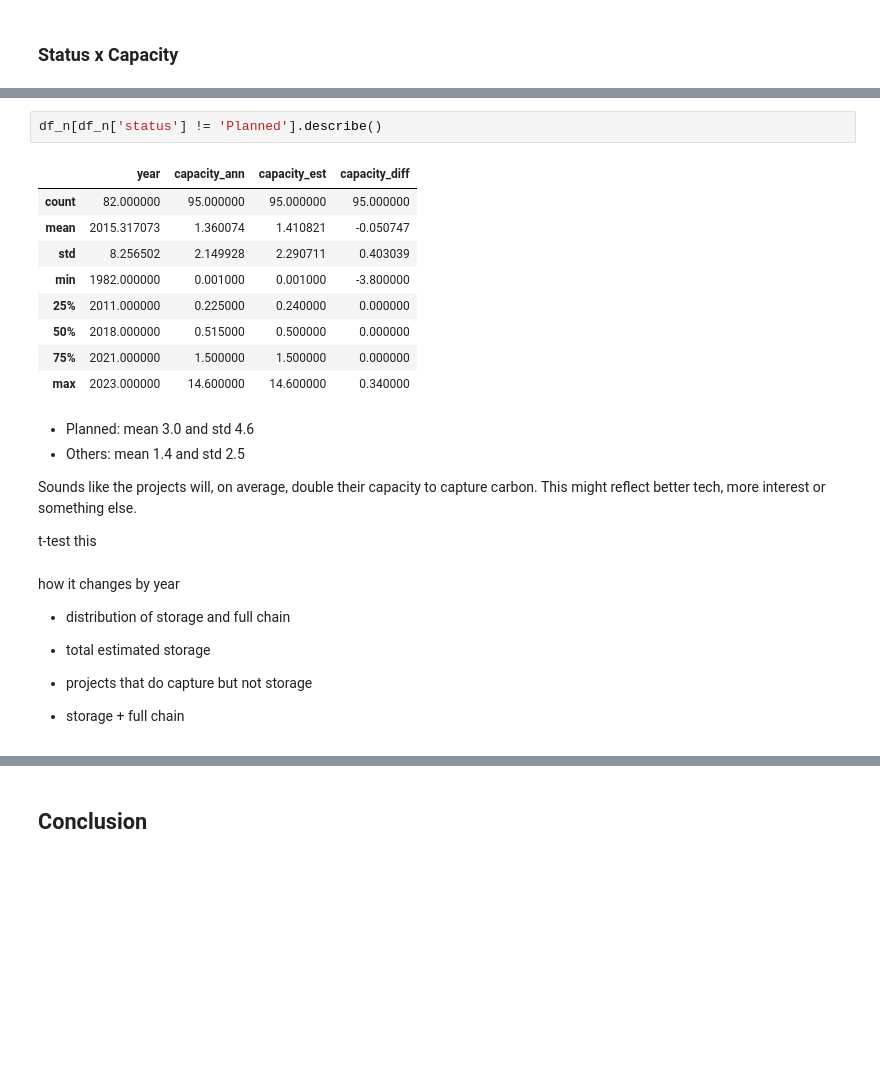
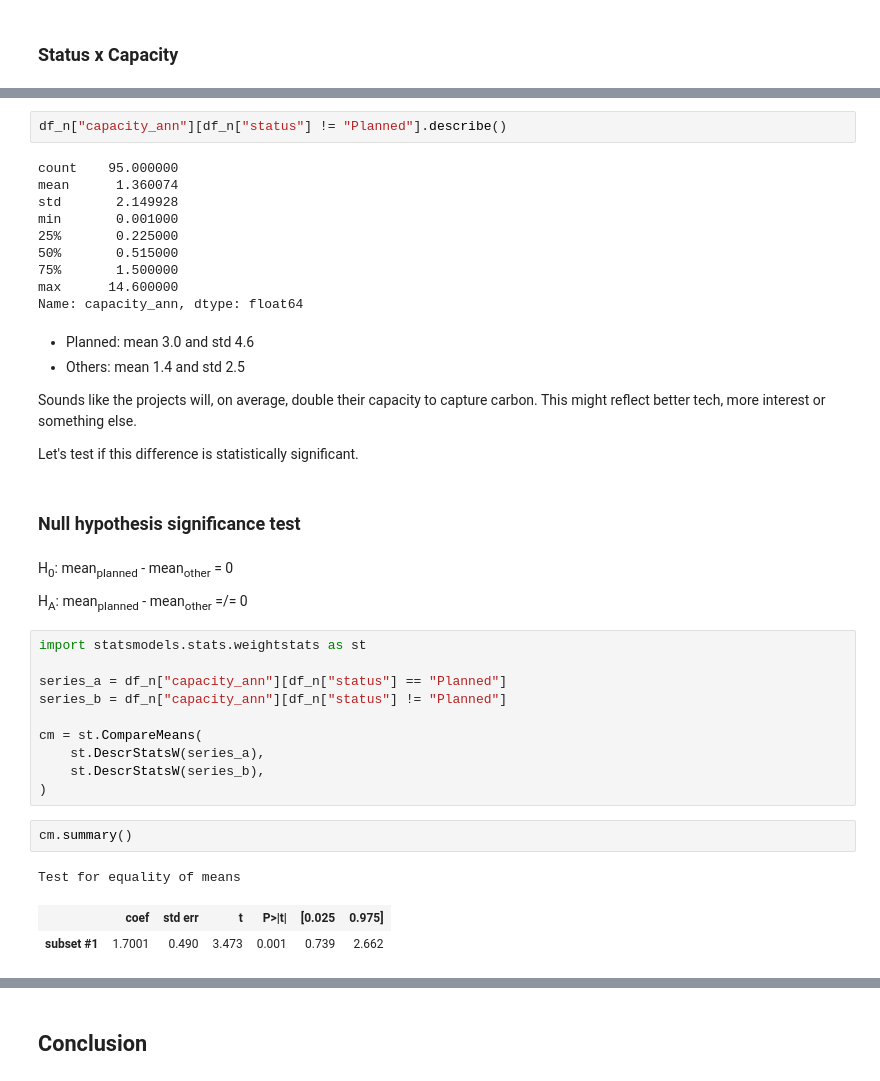
Before and after one commit to noah-art3mis/stats-assignment-1, a Jupyter notebook: carbon_cleaning.ipynb, the cells around one changed output, grey strips where cells are left out. Drawn from its saved outputs; the diff is of its cells as text; blank space fills up the shorter version.

```diff
--- a/carbon_cleaning.ipynb
+++ b/carbon_cleaning.ipynb
@@ -673,27 +735,41 @@ df_n[df_n['status'] == 'Planned'].describe()
 # %%
-df_n[df_n['status'] != 'Planned'].describe()
+df_n["capacity_ann"][df_n["status"] != "Planned"].describe()
 # %% [output]
-|  | year | capacity_ann | capacity_est | capacity_diff |
-| count | 82.000000 | 95.000000 | 95.000000 | 95.000000 |
-| mean | 2015.317073 | 1.360074 | 1.410821 | -0.050747 |
-| std | 8.256502 | 2.149928 | 2.290711 | 0.403039 |
-| min | 1982.000000 | 0.001000 | 0.001000 | -3.800000 |
-| 25% | 2011.000000 | 0.225000 | 0.240000 | 0.000000 |
-| 50% | 2018.000000 | 0.515000 | 0.500000 | 0.000000 |
-| 75% | 2021.000000 | 1.500000 | 1.500000 | 0.000000 |
-| max | 2023.000000 | 14.600000 | 14.600000 | 0.340000 |
+count    95.000000
+mean      1.360074
+std       2.149928
+min       0.001000
+25%       0.225000
+50%       0.515000
+75%       1.500000
+max      14.600000
+Name: capacity_ann, dtype: float64
 # %% [markdown]
 -   Planned: mean 3.0 and std 4.6
 -   Others: mean 1.4 and std 2.5
 
 Sounds like the projects will, on average, double their capacity to capture carbon. This might reflect better tech, more interest or something else.
 
-t-test this
+Let's test if this difference is statistically significant.
-# %% [markdown]
-how it changes by year
-
--   distribution of storage and full chain
--   total estimated storage
-
--   projects that do capture but not storage
--   storage + full chain
+# %% [markdown]
+### Null hypothesis significance test
+# %% [markdown]
+H<sub>0</sub>: mean<sub>planned</sub> - mean<sub>other</sub> = 0
+
+H<sub>A</sub>: mean<sub>planned</sub> - mean<sub>other</sub> =/= 0
+# %%
+import statsmodels.stats.weightstats as st
+
+series_a = df_n["capacity_ann"][df_n["status"] == "Planned"]
+series_b = df_n["capacity_ann"][df_n["status"] != "Planned"]
+
+cm = st.CompareMeans(
+    st.DescrStatsW(series_a),
+    st.DescrStatsW(series_b),
+)
+# %%
+cm.summary()
+# %% [output]
+Test for equality of means
+|  | coef | std err | t | P>|t| | [0.025 | 0.975] |
+| subset #1 | 1.7001 | 0.490 | 3.473 | 0.001 | 0.739 | 2.662 |
```
Also changed, not shown: parts of 33 cells of this notebook, 1 other file.
